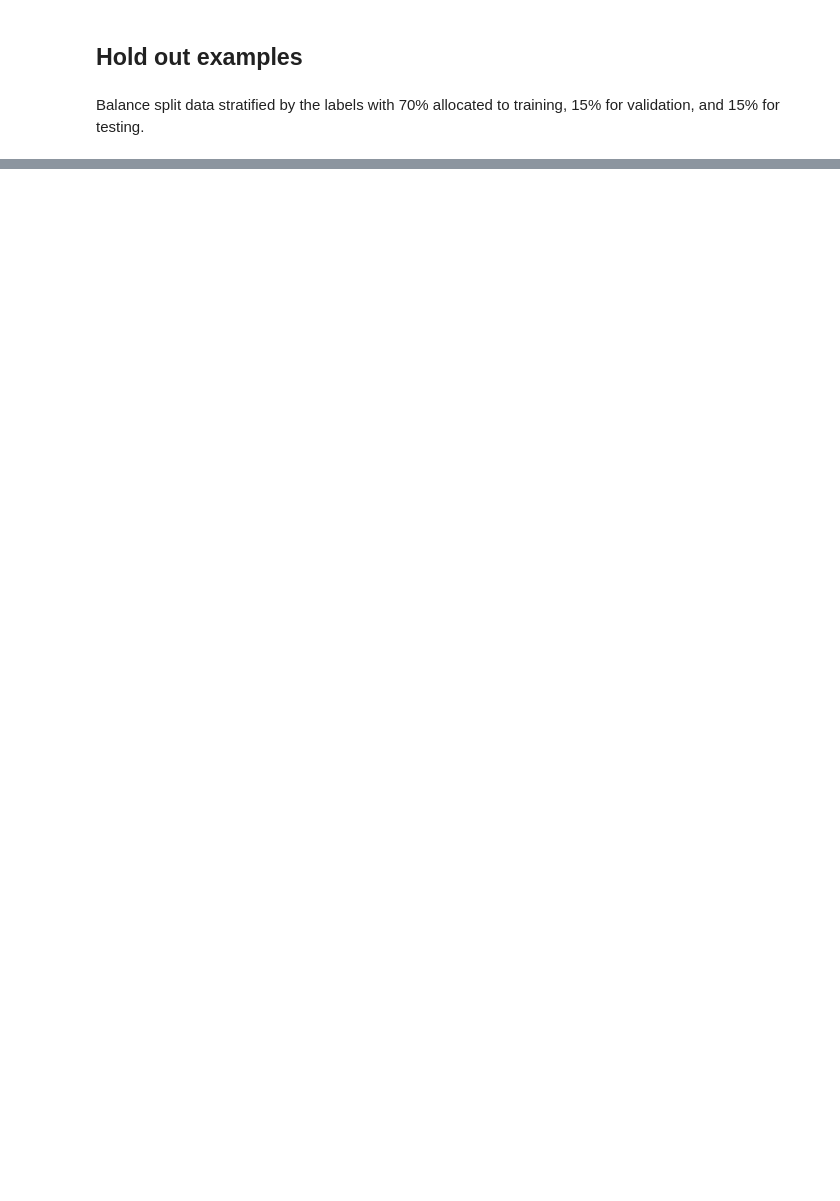
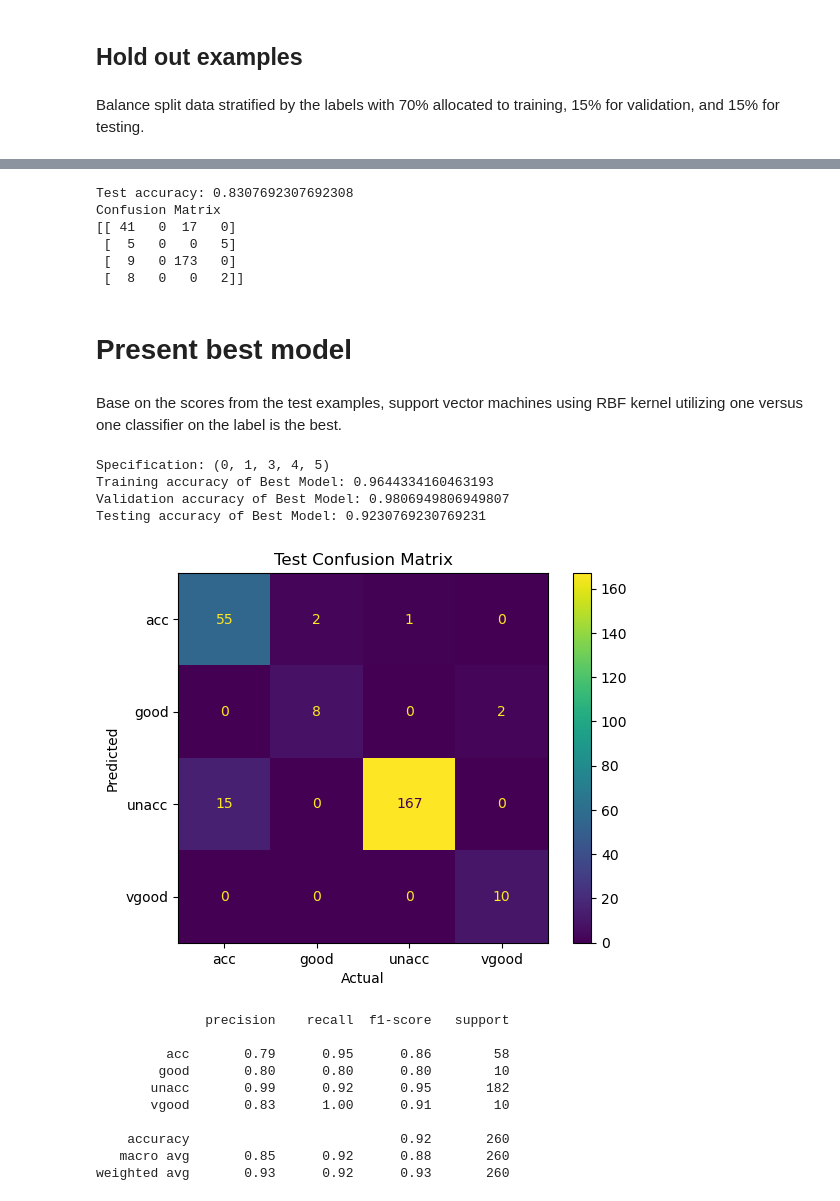
Before and after one commit to depipon/ClassicalML, a Jupyter notebook: 4 Model development for Car evaluation data.ipynb, the cells around one changed output, grey strips where cells are left out. Drawn from its saved outputs; the diff is of its cells as text; code cells hidden in the pictures; blank space fills up the shorter version.

```diff
--- a/4 Model development for Car evaluation data.ipynb
+++ b/4 Model development for Car evaluation data.ipynb
@@ -380,0 +356,5 @@ print(X_test.shape)
+# %%
+#Power set generator
+def powerset(iterable):
+    s = list(iterable)
+    return chain.from_iterable(combinations(s, r) for r in range(len(s)+1))
@@ -380,0 +365,2 @@ print(X_test.shape)
+# %%
+encoder = OneHotEncoder()
@@ -380,0 +1221,71 @@ print(X_test.shape)
+# %%
+# Model 9: OutputCode with Support Vector Machines (Linear Kernel)
+
+# Fit the encoder with the selected features
+encoder.fit(X_test[:, oc_svm_lin_spec])
+
+# Encode the categorical variables for the test set
+X_test_encoded = encoder.transform(X_test[:, oc_svm_lin_spec])
+
+# Calculate the score
+print('Test accuracy:',oc_svm_lin.score(X_test_encoded, y_test))
+print('Confusion Matrix')
+print(confusion_matrix(y_test, oc_svm_lin.predict(X_test_encoded)))
+# %% [output]
+Test accuracy: 0.8307692307692308
+Confusion Matrix
+[[ 41   0  17   0]
+ [  5   0   0   5]
+ [  9   0 173   0]
+ [  8   0   0   2]]
+# %% [markdown]
+# Present best model
+# %% [markdown]
+Base on the scores from the test examples, support vector machines using RBF kernel utilizing one versus one classifier on the label is the best.
+# %%
+# Print results of the best model
+print(f"Specification: {ovo_svm_rbf_spec}")
+
+# Fit the encoder with the selected features
+encoder.fit(X_train[:, ovo_svm_rbf_spec])
+
+# Encode the categorical variables
+X_test_md = encoder.transform(X_test[:, ovo_svm_rbf_spec])
+X_train_md = encoder.transform(X_train[:, ovo_svm_rbf_spec])
+X_val_md = encoder.transform(X_val[:, ovo_svm_rbf_spec])
+
+train_acc = ovo_svm_rbf.score(X_train_md, y_train)
+print(f"Training accuracy of Best Model: {train_acc}")
+val_acc = ovo_svm_rbf.score(X_val_md, y_val)
+print(f"Validation accuracy of Best Model: {val_acc}")
+test_acc = ovo_svm_rbf.score(X_test_md, y_test)
+print(f"Testing accuracy of Best Model: {test_acc}")
+
+y_train_pred = ovo_svm_rbf.predict(X_train_md)
+y_val_pred = ovo_svm_rbf.predict(X_val_md)
+y_test_pred = ovo_svm_rbf.predict(X_test_md)
+
+cfm = confusion_matrix(y_test, y_test_pred)
+cm_display = ConfusionMatrixDisplay(confusion_matrix = cfm, display_labels = ["acc", "good", "unacc", "vgood"])
+cm_display.plot()
+plt.title('Test Confusion Matrix')
+plt.xlabel('Actual')
+plt.ylabel('Predicted')
+plt.show()
+print(classification_report(y_test, y_test_pred, target_names=["acc", "good", "unacc", "vgood"]))
+# %% [output]
+Specification: (0, 1, 3, 4, 5)
+Training accuracy of Best Model: 0.9644334160463193
+Validation accuracy of Best Model: 0.9806949806949807
+Testing accuracy of Best Model: 0.9230769230769231
+[figure, added]
+              precision    recall  f1-score   support
+
+         acc       0.79      0.95      0.86        58
+        good       0.80      0.80      0.80        10
+       unacc       0.99      0.92      0.95       182
+       vgood       0.83      1.00      0.91        10
+
+    accuracy                           0.92       260
+   macro avg       0.85      0.92      0.88       260
+weighted avg       0.93      0.92      0.93       260
```
Also changed, not shown: parts of 55 cells of this notebook, 1 other file.
